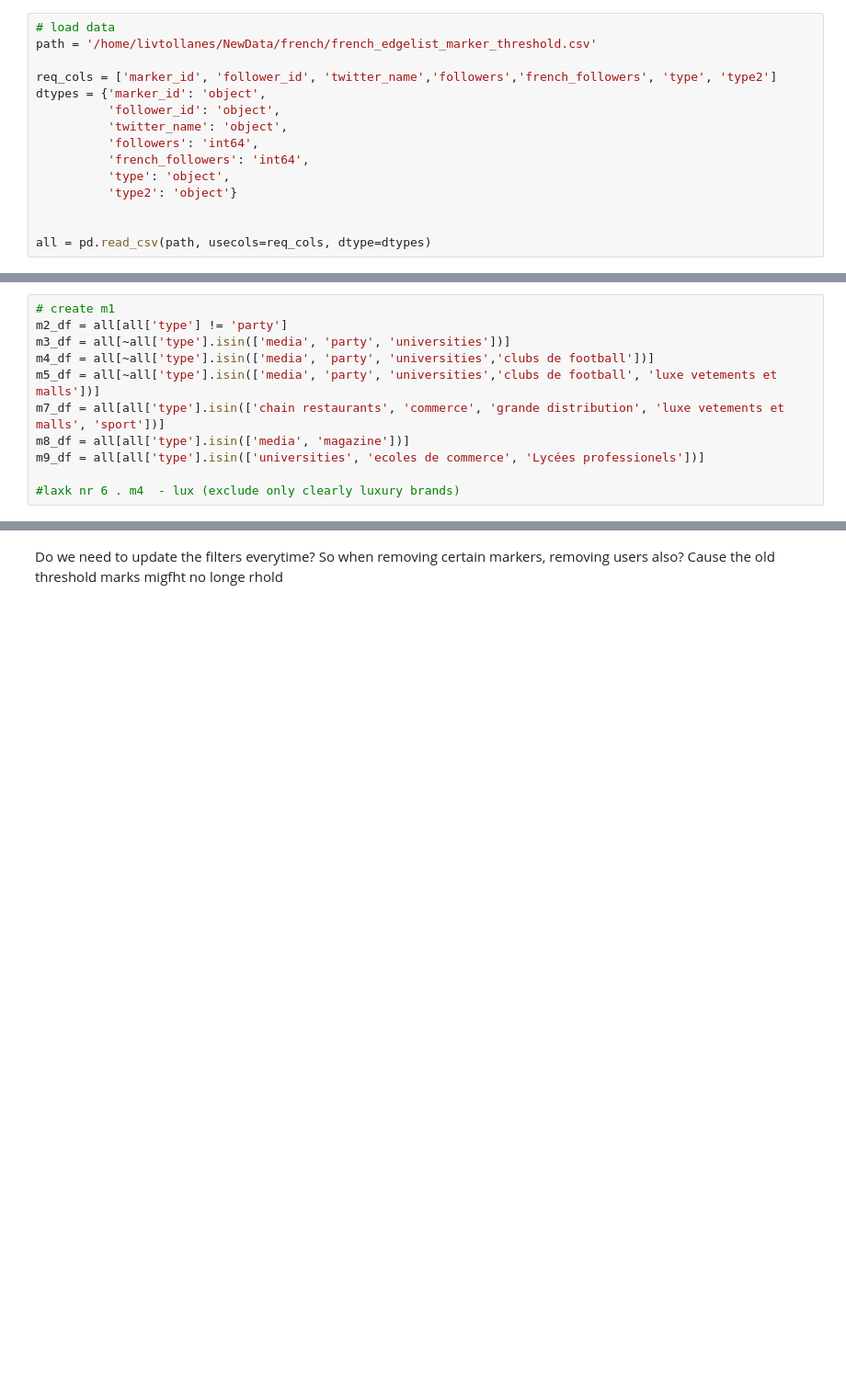
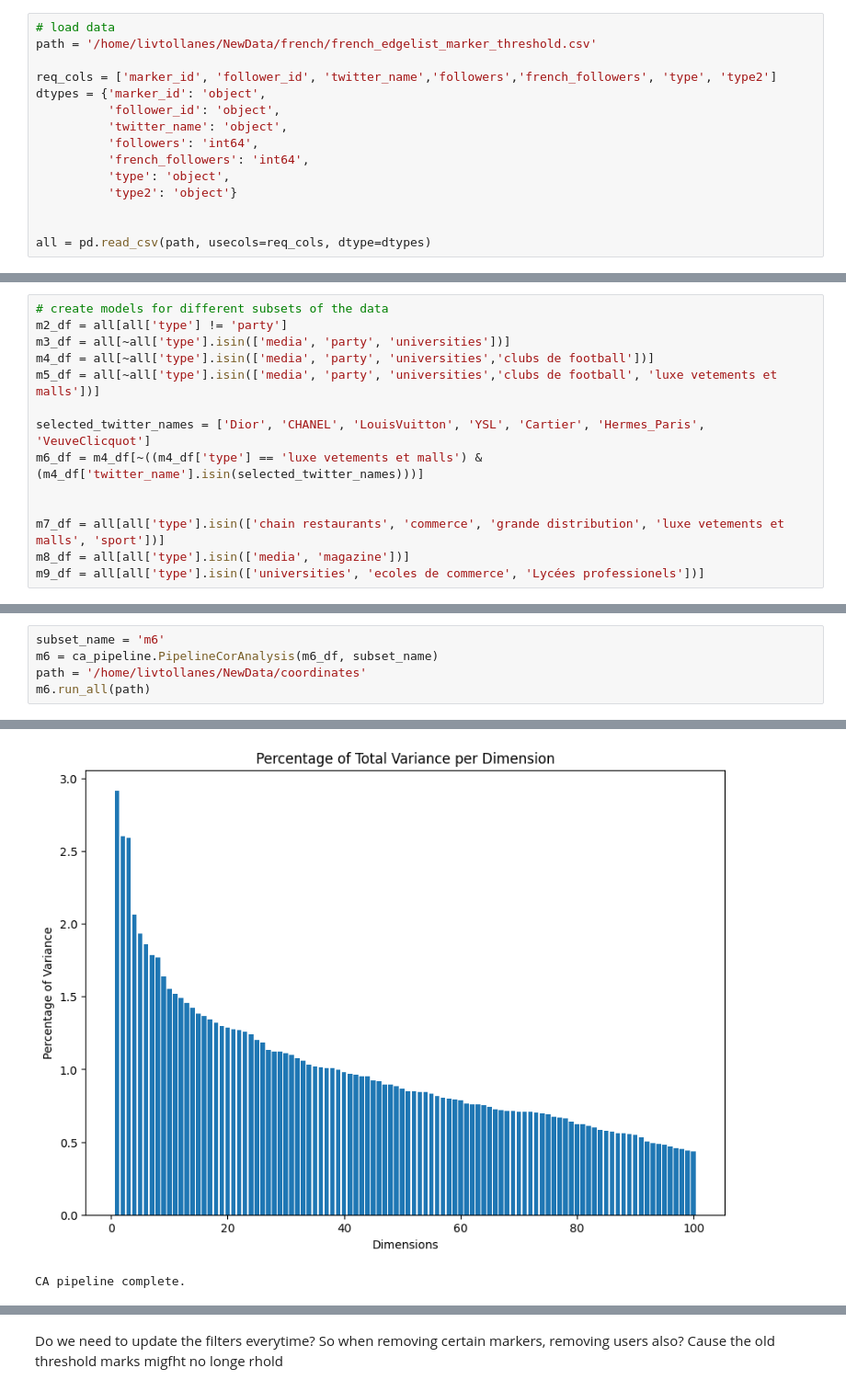
Before and after one commit to livtol99/Liv-Stage---FOCOS-Hand-Over, a Jupyter notebook: Code/Brand Validation/test.ipynb, the cells around one changed output, grey strips where cells are left out. Shown at 92% size. Saved outputs shown, nothing was run; the diff lists cells and outputs as text; blank space fills up the shorter version.

```diff
--- a/Code/Brand Validation/test.ipynb
+++ b/Code/Brand Validation/test.ipynb
@@ -53,11 +77,14 @@ all = pd.read_csv(path, usecols=req_cols, dtype=dtypes)
 # %%
-# create m1
+# create models for different subsets of the data
 m2_df = all[all['type'] != 'party']
 m3_df = all[~all['type'].isin(['media', 'party', 'universities'])]
 m4_df = all[~all['type'].isin(['media', 'party', 'universities','clubs de football'])]
 m5_df = all[~all['type'].isin(['media', 'party', 'universities','clubs de football', 'luxe vetements et malls'])]
+
+selected_twitter_names = ['Dior', 'CHANEL', 'LouisVuitton', 'YSL', 'Cartier', 'Hermes_Paris', 'VeuveClicquot']
+m6_df = m4_df[~((m4_df['type'] == 'luxe vetements et malls') & (m4_df['twitter_name'].isin(selected_twitter_names)))]
+
+
 m7_df = all[all['type'].isin(['chain restaurants', 'commerce', 'grande distribution', 'luxe vetements et malls', 'sport'])]
 m8_df = all[all['type'].isin(['media', 'magazine'])]
 m9_df = all[all['type'].isin(['universities', 'ecoles de commerce', 'Lycées professionels'])]
-
-#laxk nr 6 . m4  - lux (exclude only clearly luxury brands)
@@ -168 +199,7 @@ Performing CA analysis. Might take some time...
 CA pipeline complete.
+# %%
+subset_name = 'm6'
+m6 = ca_pipeline.PipelineCorAnalysis(m6_df, subset_name)
+path = '/home/livtollanes/NewData/coordinates'
+m6.run_all(path)
+# %% [output]
@@ -169,3 +217,5 @@ CA pipeline complete.
+[figure, added]
+CA pipeline complete.
 # %%
 subset_name = 'm7'
 m7 = ca_pipeline.PipelineCorAnalysis(m7_df, subset_name)
```
Also changed, not shown: parts of 15 cells of this notebook, 3 other files.
